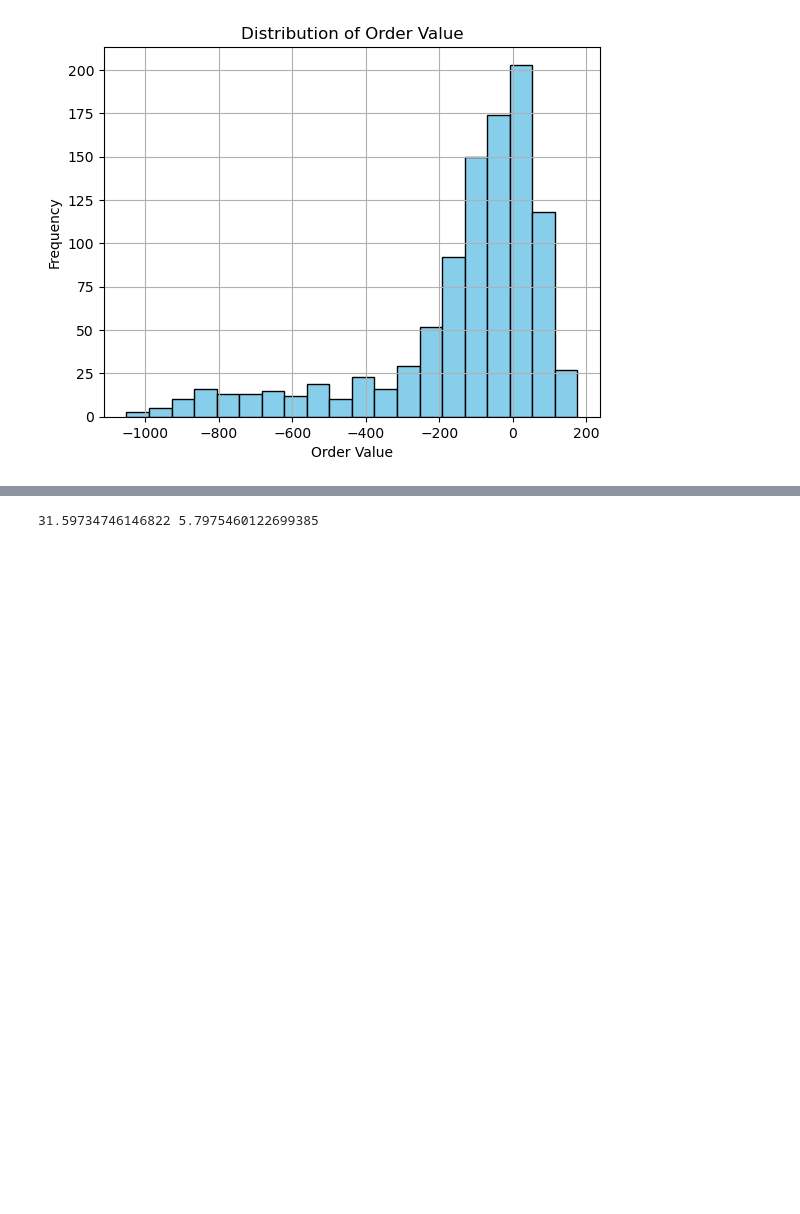
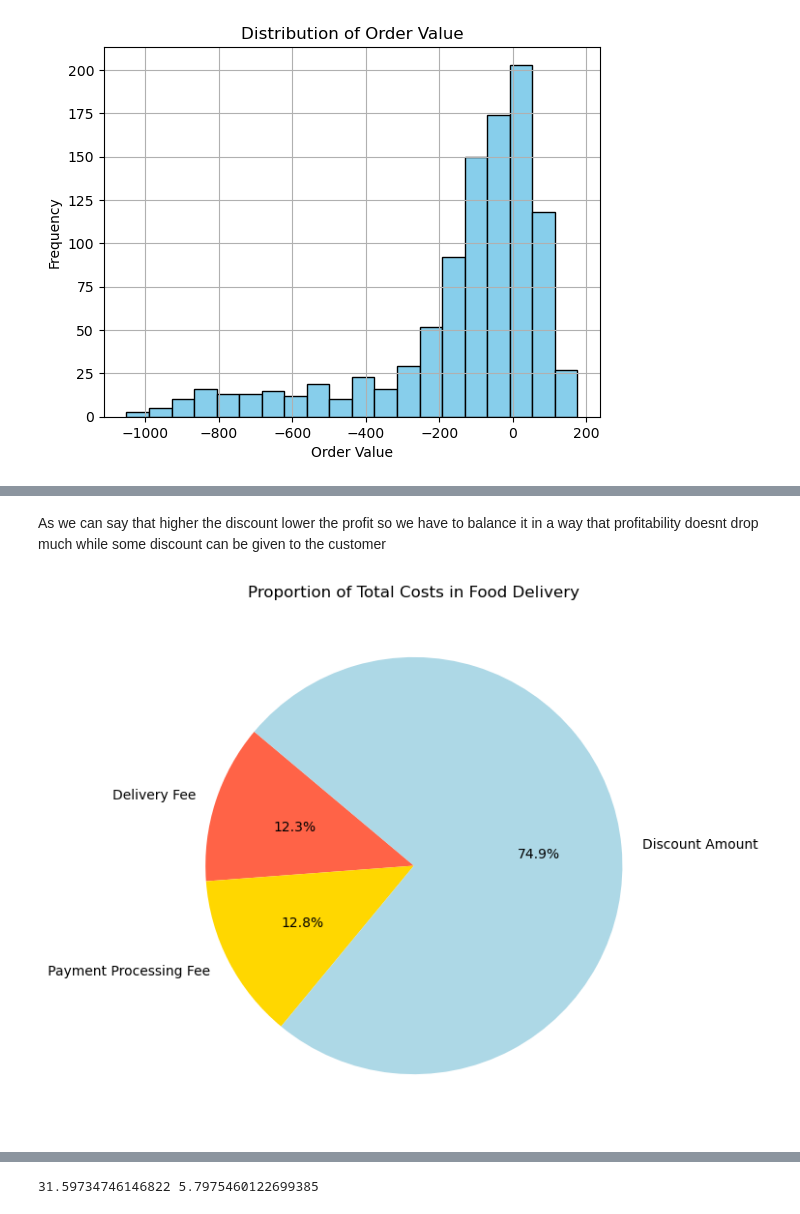
Before and after one commit to ashana123/Food_Delivery_Cost_and_Profit_analysis, a Jupyter notebook: Food Delivery Cost and Profitability Analysis .ipynb, the cells around one changed output, grey strips where cells are left out. Cells and saved outputs as stored; diff of their text form; code cells hidden in the pictures; blank space fills up the shorter version.

```diff
--- a/Food Delivery Cost and Profitability Analysis .ipynb
+++ b/Food Delivery Cost and Profitability Analysis .ipynb
@@ -163,0 +198,11 @@ plt.show()
+# %% [markdown]
+As we can say that higher the discount lower the profit so we have to balance it in a way that profitability doesnt drop much while some discount can be given to the customer
+# %%
+# pie chart for the proportion of total costs
+costs_breakdown = food_orders[['Delivery Fee', 'Payment Processing Fee', 'Discount Amount']].sum()
+plt.figure(figsize=(7, 7))
+plt.pie(costs_breakdown, labels=costs_breakdown.index, autopct='%1.1f%%', startangle=140, colors=['tomato', 'gold', 'lightblue'])
+plt.title('Proportion of Total Costs in Food Delivery')
+plt.show()
+# %% [output]
+[figure, added]
```
Also changed, not shown: parts of 16 cells of this notebook.
